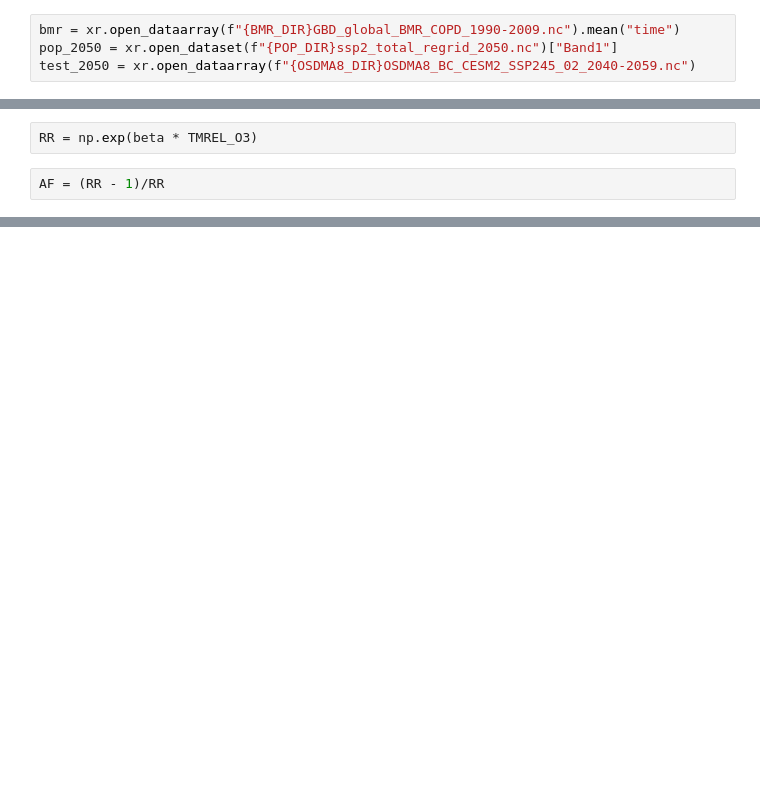
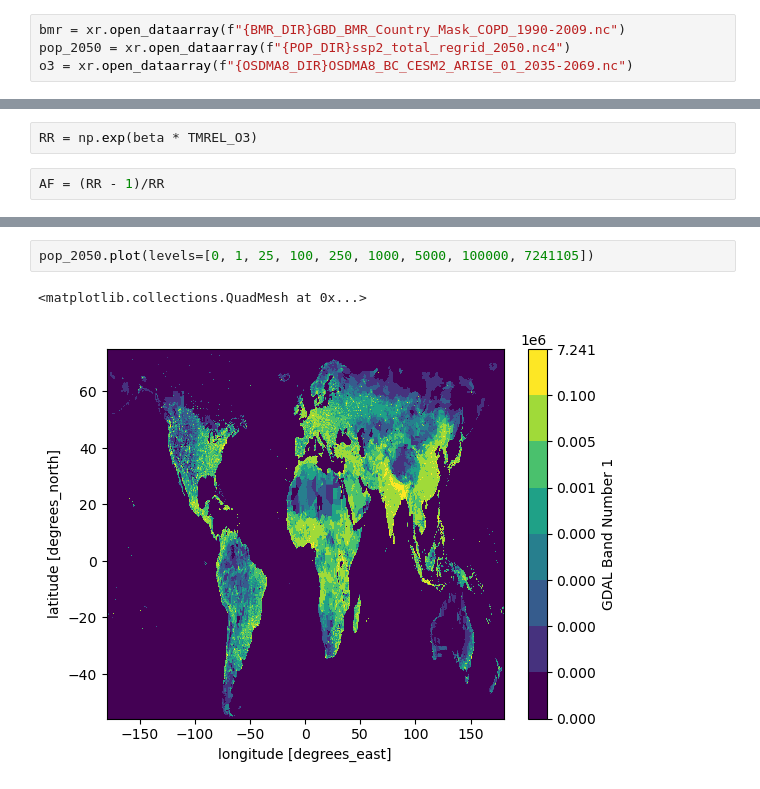
Before and after one commit to awells96/AQ_mortality_workflow, a Jupyter notebook: Test_script1.ipynb, the cells around one changed output, grey strips where cells are left out. Saved outputs shown, nothing was run; the diff lists cells and outputs as text; blank space fills up the shorter version.

```diff
--- a/Test_script1.ipynb
+++ b/Test_script1.ipynb
@@ -11,4 +11,4 @@ OSDMA8_DIR = "/glade/work/awells/air_quality/CESM/OSDMA8_BC/"
 # %%
-bmr = xr.open_dataarray(f"{BMR_DIR}GBD_global_BMR_COPD_1990-2009.nc").mean("time")
-pop_2050 = xr.open_dataset(f"{POP_DIR}ssp2_total_regrid_2050.nc")["Band1"]
-test_2050 = xr.open_dataarray(f"{OSDMA8_DIR}OSDMA8_BC_CESM2_SSP245_02_2040-2059.nc")
+bmr = xr.open_dataarray(f"{BMR_DIR}GBD_BMR_Country_Mask_COPD_1990-2009.nc")
+pop_2050 = xr.open_dataarray(f"{POP_DIR}ssp2_total_regrid_2050.nc4")
+o3 = xr.open_dataarray(f"{OSDMA8_DIR}OSDMA8_BC_CESM2_ARISE_01_2035-2069.nc")
@@ -28,0 +73,5 @@ M = AF * bmr[1] * pop_2050
+# %%
+pop_2050.plot(levels=[0, 1, 25, 100, 250, 1000, 5000, 100000, 7241105])
+# %% [output]
+<matplotlib.collections.QuadMesh at 0x...>
+[figure, added]
```
Also changed, not shown: parts of 19 cells of this notebook, 3 other files.
